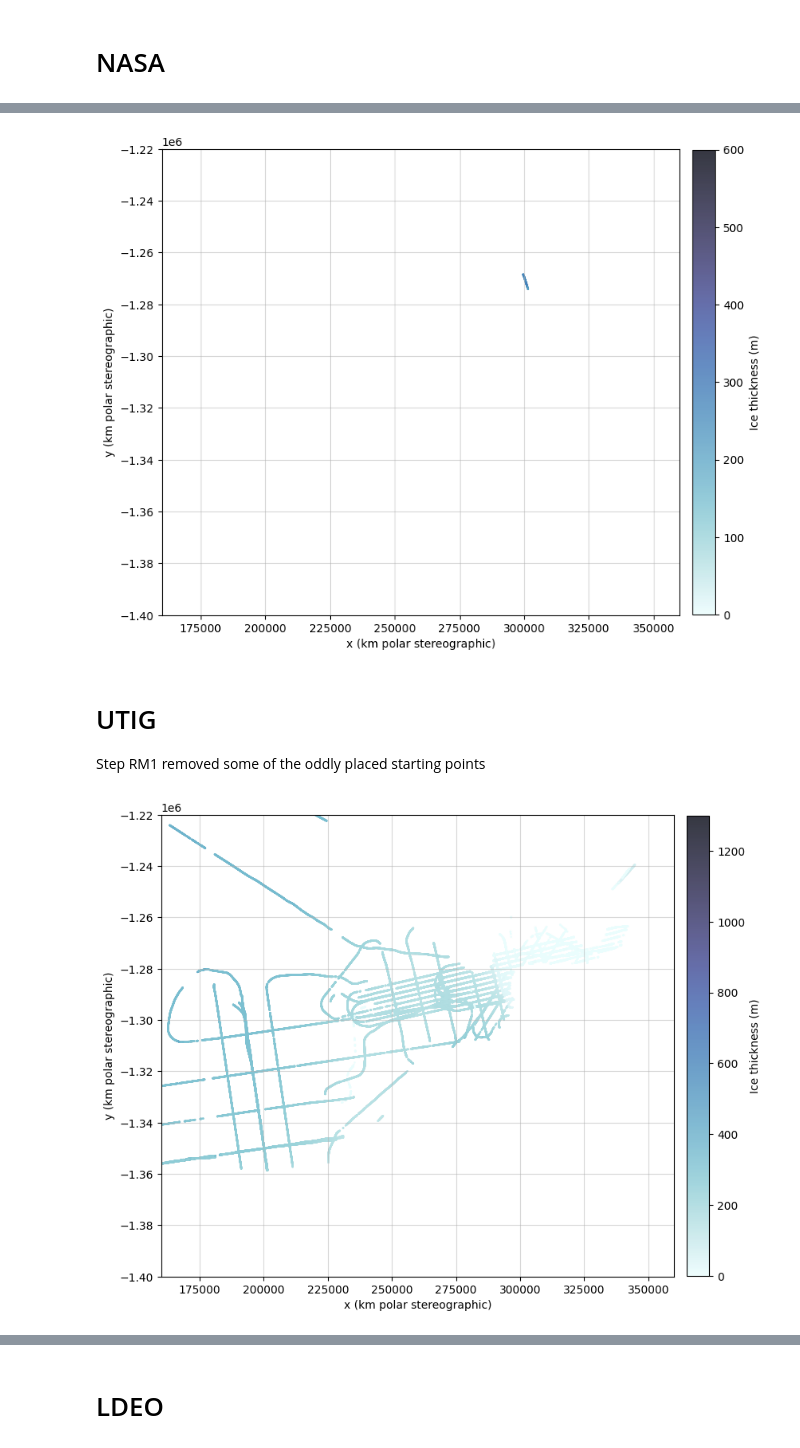
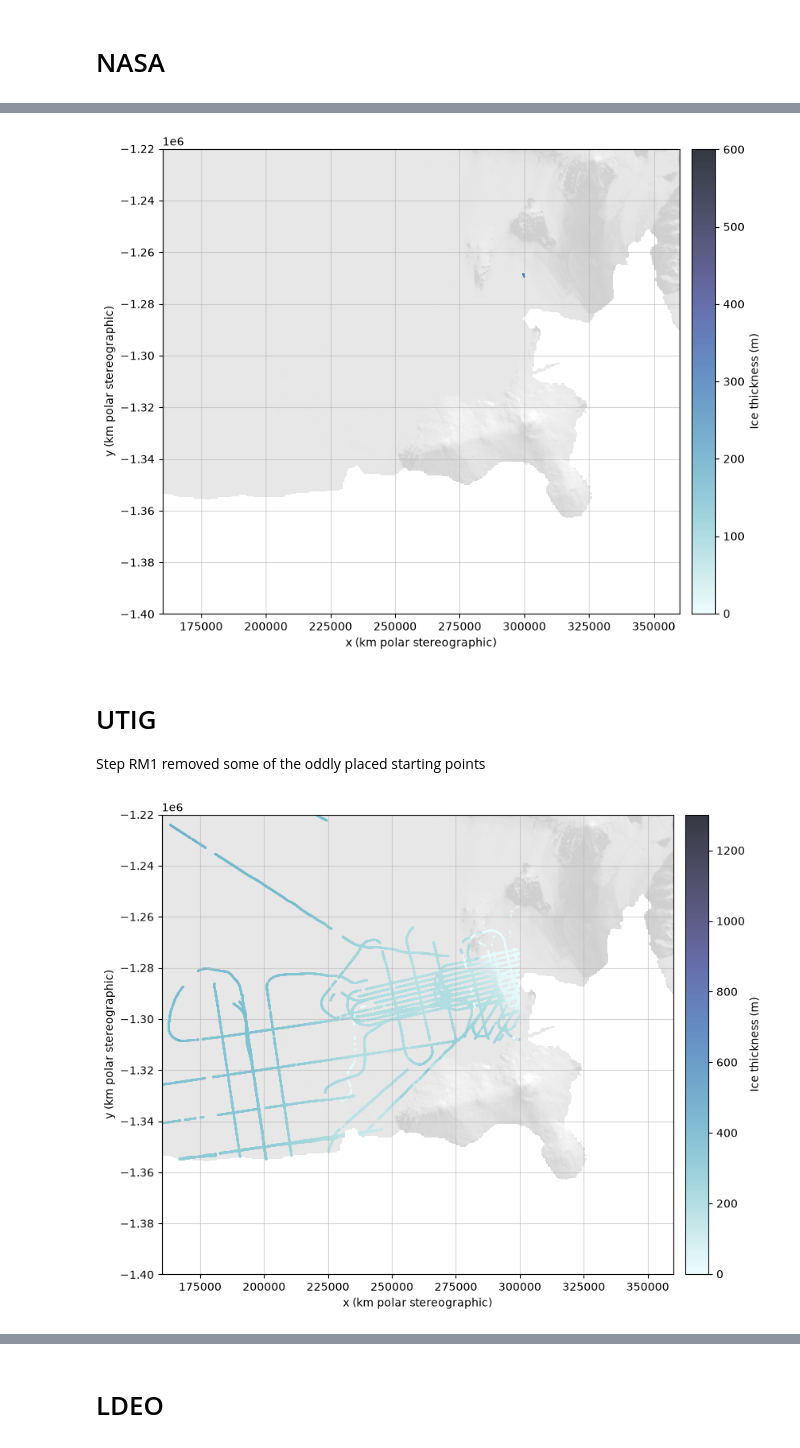
Before and after one commit to kimbente/basal_melt_around_ross_island, a Jupyter notebook: preprocess_h_thickness.ipynb, the cells around one changed output, grey strips where cells are left out. Cells and saved outputs as stored; diff of their text form; code cells hidden in the pictures.

```diff
--- a/preprocess_h_thickness.ipynb
+++ b/preprocess_h_thickness.ipynb
@@ -175,0 +226,2 @@ bedmap123_ross_island_rm1_ldeo = bedmap123_ross_island_rm1[bedmap123_ross_island
+# %%
+bedmap123_ross_island_onshelf_cut = bedmap123_ross_island_onshelf[bedmap123_ross_island_onshelf["x"] < 300_000]
@@ -175,0 +230,7 @@ bedmap123_ross_island_rm1_ldeo = bedmap123_ross_island_rm1[bedmap123_ross_island
+# %%
+# tensor format so leave as is
+modis_ross = torch.load("/Users/kim.bente/DATA/MODIS/MODIS_regional/moa125_2014_hp1_v01_ross_island_with_grid_no_ocean.pt", weights_only = False)
+
+# Replace zeroes with NaN for ocean mask (last dim is values)
+modis_ross[2][modis_ross[2] == 0] = np.nan
+modis_ross[2]
@@ -175,0 +317,2 @@ bedmap123_ross_island_rm1_ldeo = bedmap123_ross_island_rm1[bedmap123_ross_island
+# %%
+bedmap123_ross_island_onshelf_cut_rm1 = bedmap123_ross_island_onshelf_cut[bedmap123_ross_island_onshelf_cut["t_fa"] < 500]
@@ -176,3 +330,9 @@ bedmap123_ross_island_rm1_ldeo = bedmap123_ross_island_rm1[bedmap123_ross_island
+# %%
+# Generate subsets for visualisation
+bedmap123_ross_island_onshelf_cut_rm1_bm1 = bedmap123_ross_island_onshelf_cut_rm1[bedmap123_ross_island_onshelf_cut_rm1["source"] == "BEDMAP1_1966-2000_AIR_BM1.csv"]
+bedmap123_ross_island_onshelf_cut_rm1_utig = bedmap123_ross_island_onshelf_cut_rm1[bedmap123_ross_island_onshelf_cut_rm1["source"] == "UTIG_2010_ICECAP_AIR_BM3.csv"]
+bedmap123_ross_island_onshelf_cut_rm1_nasa = bedmap123_ross_island_onshelf_cut_rm1[bedmap123_ross_island_onshelf_cut_rm1["source"] == "NASA_2011_ICEBRIDGE_AIR_BM2.csv"]
+bedmap123_ross_island_onshelf_cut_rm1_ldeo = bedmap123_ross_island_onshelf_cut_rm1[bedmap123_ross_island_onshelf_cut_rm1["source"] == "LDEO_2015_ROSETTA_AIR_BM3.csv"]
 # %% [markdown]
 ## Visualise Bedmap1 only
 
@@ -280,7 +440,7 @@ if MODIS_background:
     ax.pcolormesh(
         modis_ross[0],
         modis_ross[1],
-        modis_ross[2],
+        modis_ross[3],
         cmap = "gray",
         # softer greys
         vmin = -30_000,
@@ -315,5 +475,5 @@ ax.set_ylabel("y (km polar stereographic)")
 ax.set_aspect('equal')
 ax.grid(True, alpha = 0.5)
 # %% [output]
-[figure, old version]
+[figure, new version]
 # %%
@@ -335,40 +495,40 @@ if MODIS_background:
     ax.pcolormesh(
         modis_ross[0],
         modis_ross[1],
-        modis_ross[2],
+        modis_ross[3],
         cmap = "gray",
         # softer greys
         vmin = -30_000,
         vmax = 30_000,
         # as less saturated background
         alpha = 0.4,
         zorder = 0,
     )
 
 # 2) SMB on top (draw second)
 sc = ax.scatter(
-    bedmap123_ross_island_rm1_utig['x'],
-    bedmap123_ross_island_rm1_utig['y'],
-    c = bedmap123_ross_island_rm1_utig['t'],
+    bedmap123_ross_island_onshelf_cut_rm1_utig['x'],
+    bedmap123_ross_island_onshelf_cut_rm1_utig['y'],
+    c = bedmap123_ross_island_onshelf_cut_rm1_utig['t'],
     s = 0.6,
     alpha = 0.8,
     cmap = cmocean.cm.ice_r,
     vmin = 0,
     vmax = 1300 # saturate at 1200
     )
 
 cbar = fig.colorbar(sc, ax = ax, pad = 0.02, shrink = 0.75)
 cbar.set_label("Ice thickness (m)")
 
 ax.set_ylim(y_min, y_max)
 ax.set_xlim(x_min, x_max)
 
 # Optional: label axes to clarify units
 ax.set_xlabel("x (km polar stereographic)")
 ax.set_ylabel("y (km polar stereographic)")
 
 ax.set_aspect('equal')
 ax.grid(True, alpha = 0.5)
 # %% [output]
-[figure, old version]
+[figure, new version]
 # %%
```
Also changed, not shown: parts of 54 cells of this notebook, 5 other files.
